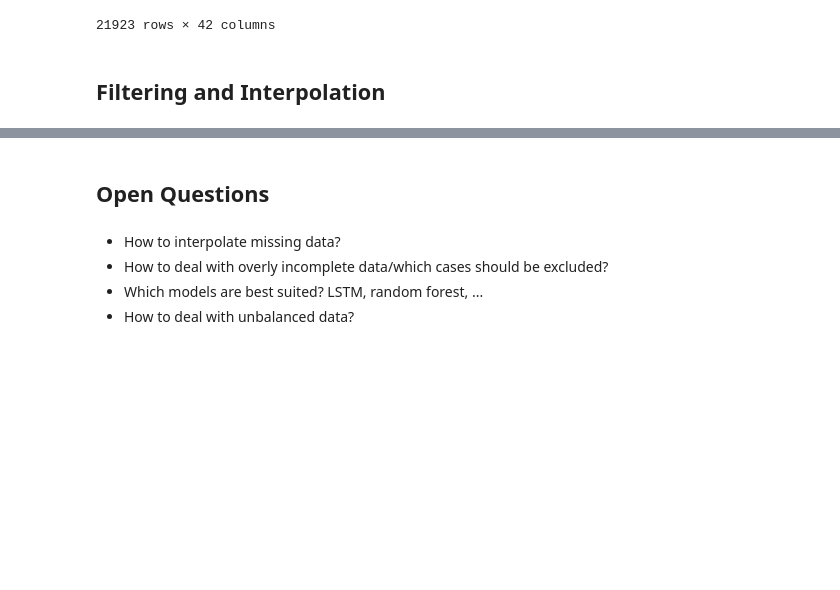
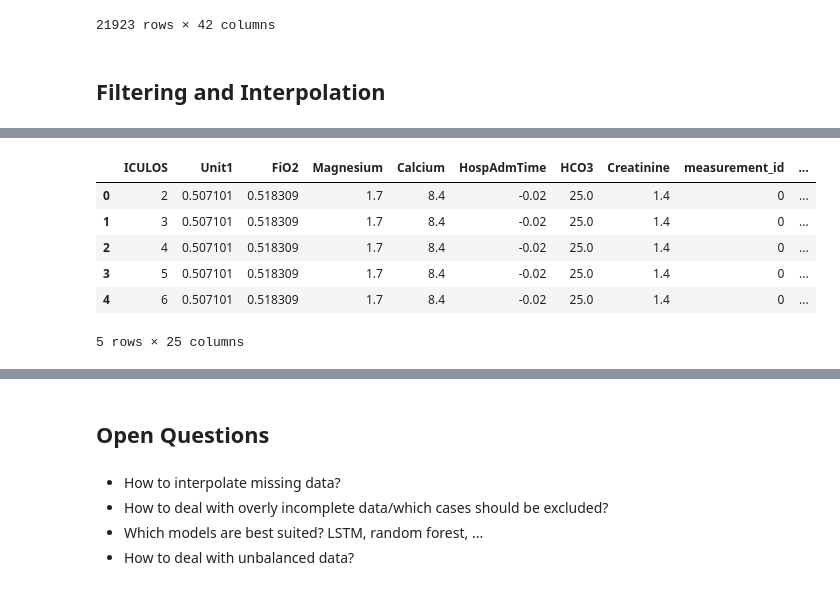
Before and after one commit to Mitmischer/sepsis-prediction, a Jupyter notebook: preprocessing.ipynb, the cells around one changed output, grey strips where cells are left out. Saved outputs shown, nothing was run; the diff lists cells and outputs as text; code cells hidden in the pictures; blank space fills up the shorter version.

```diff
--- a/preprocessing.ipynb
+++ b/preprocessing.ipynb
@@ -680,0 +785,10 @@ print(model.get_fscore)
+# %%
+df_int.head()
+# %% [output]
+|  | ICULOS | Unit1 | FiO2 | Magnesium | Calcium | HospAdmTime | HCO3 | Creatinine | measurement_id | ... |
+| 0 | 2 | 0.507101 | 0.518309 | 1.7 | 8.4 | -0.02 | 25.0 | 1.4 | 0 | ... |
+| 1 | 3 | 0.507101 | 0.518309 | 1.7 | 8.4 | -0.02 | 25.0 | 1.4 | 0 | ... |
+| 2 | 4 | 0.507101 | 0.518309 | 1.7 | 8.4 | -0.02 | 25.0 | 1.4 | 0 | ... |
+| 3 | 5 | 0.507101 | 0.518309 | 1.7 | 8.4 | -0.02 | 25.0 | 1.4 | 0 | ... |
+| 4 | 6 | 0.507101 | 0.518309 | 1.7 | 8.4 | -0.02 | 25.0 | 1.4 | 0 | ... |
+5 rows × 25 columns
```
Also changed, not shown: parts of 18 cells of this notebook.
